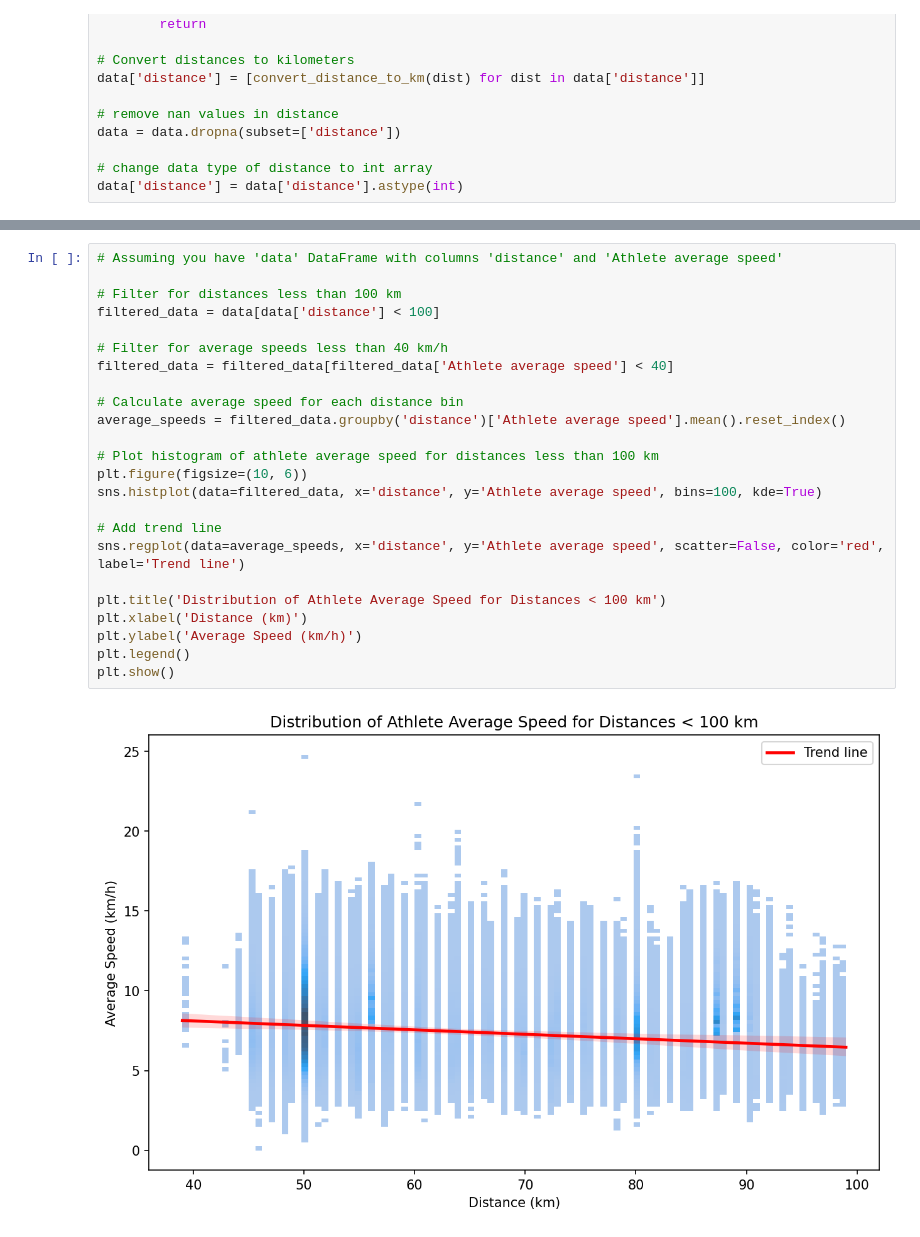
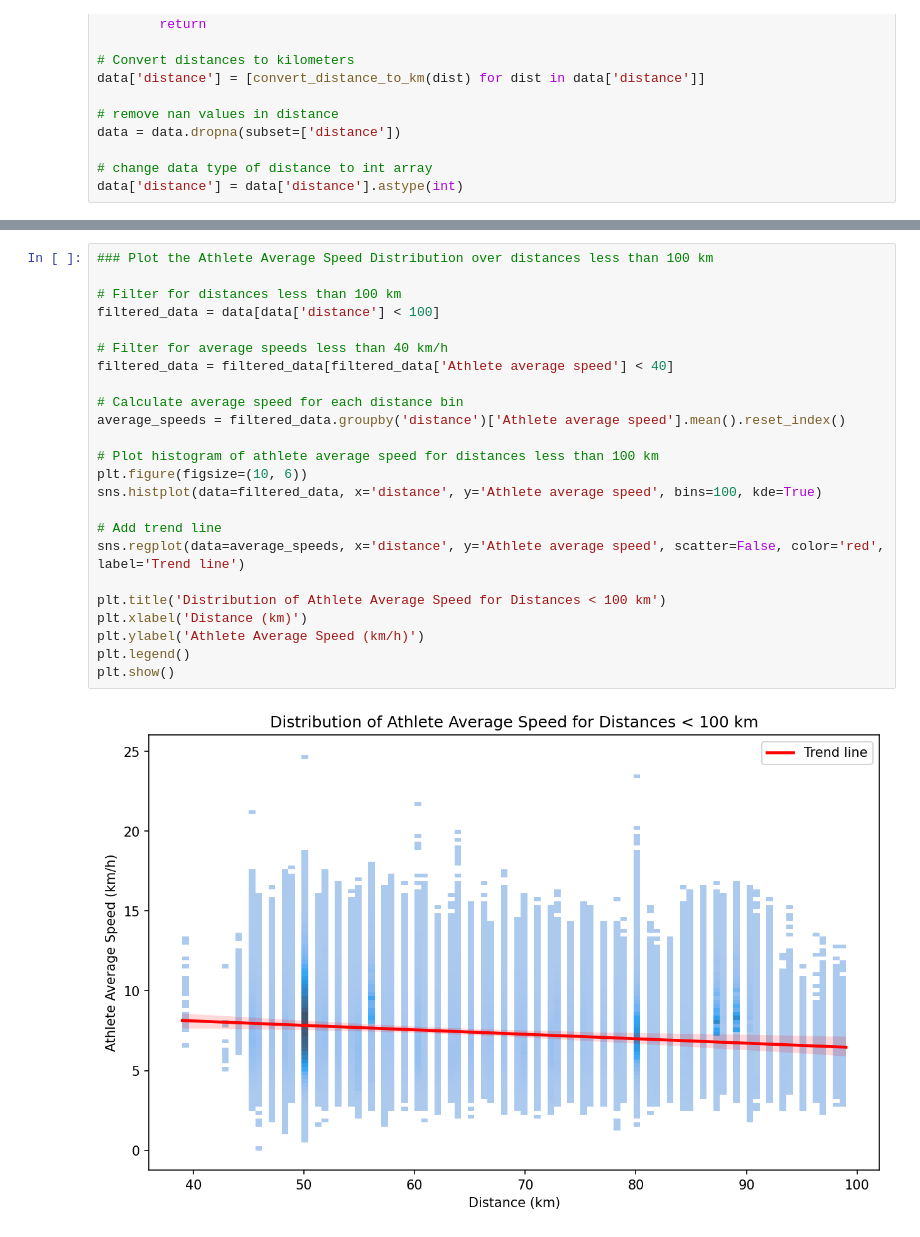
Before and after one commit to Morgs27/FDS-CW3, a Jupyter notebook: FDS-CW3.ipynb, the cells around one changed output, grey strips where cells are left out. Cells and saved outputs as stored; diff of their text form.

```diff
--- a/FDS-CW3.ipynb
+++ b/FDS-CW3.ipynb
@@ -108,30 +86,30 @@ plt.show()
 # %% [output]
 [figure]
 # %%
-# Assuming you have 'data' DataFrame with columns 'distance' and 'Athlete average speed'
+### Plot the Athlete Average Speed Distribution over distances less than 100 km
 
 # Filter for distances less than 100 km
 filtered_data = data[data['distance'] < 100]
 
 # Filter for average speeds less than 40 km/h
 filtered_data = filtered_data[filtered_data['Athlete average speed'] < 40]
 
 # Calculate average speed for each distance bin
 average_speeds = filtered_data.groupby('distance')['Athlete average speed'].mean().reset_index()
 
 # Plot histogram of athlete average speed for distances less than 100 km
 plt.figure(figsize=(10, 6))
 sns.histplot(data=filtered_data, x='distance', y='Athlete average speed', bins=100, kde=True)
 
 # Add trend line
 sns.regplot(data=average_speeds, x='distance', y='Athlete average speed', scatter=False, color='red', label='Trend line')
 
 plt.title('Distribution of Athlete Average Speed for Distances < 100 km')
 plt.xlabel('Distance (km)')
-plt.ylabel('Average Speed (km/h)')
+plt.ylabel('Athlete Average Speed (km/h)')
 plt.legend()
 plt.show()
 # %% [output]
-[figure, old version]
+[figure, new version]
 # %%
 
```
Also changed, not shown: parts of 19 cells of this notebook, 3 other files.
